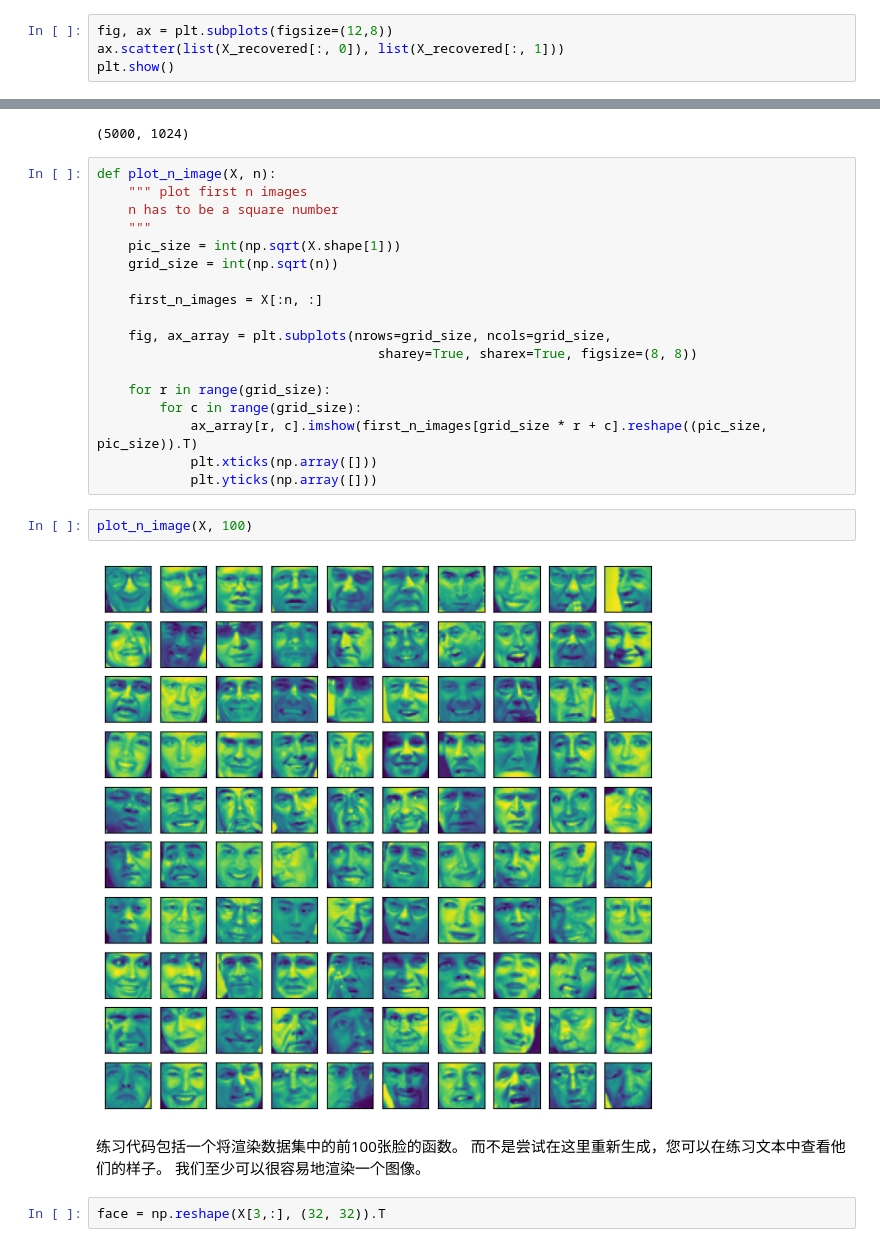
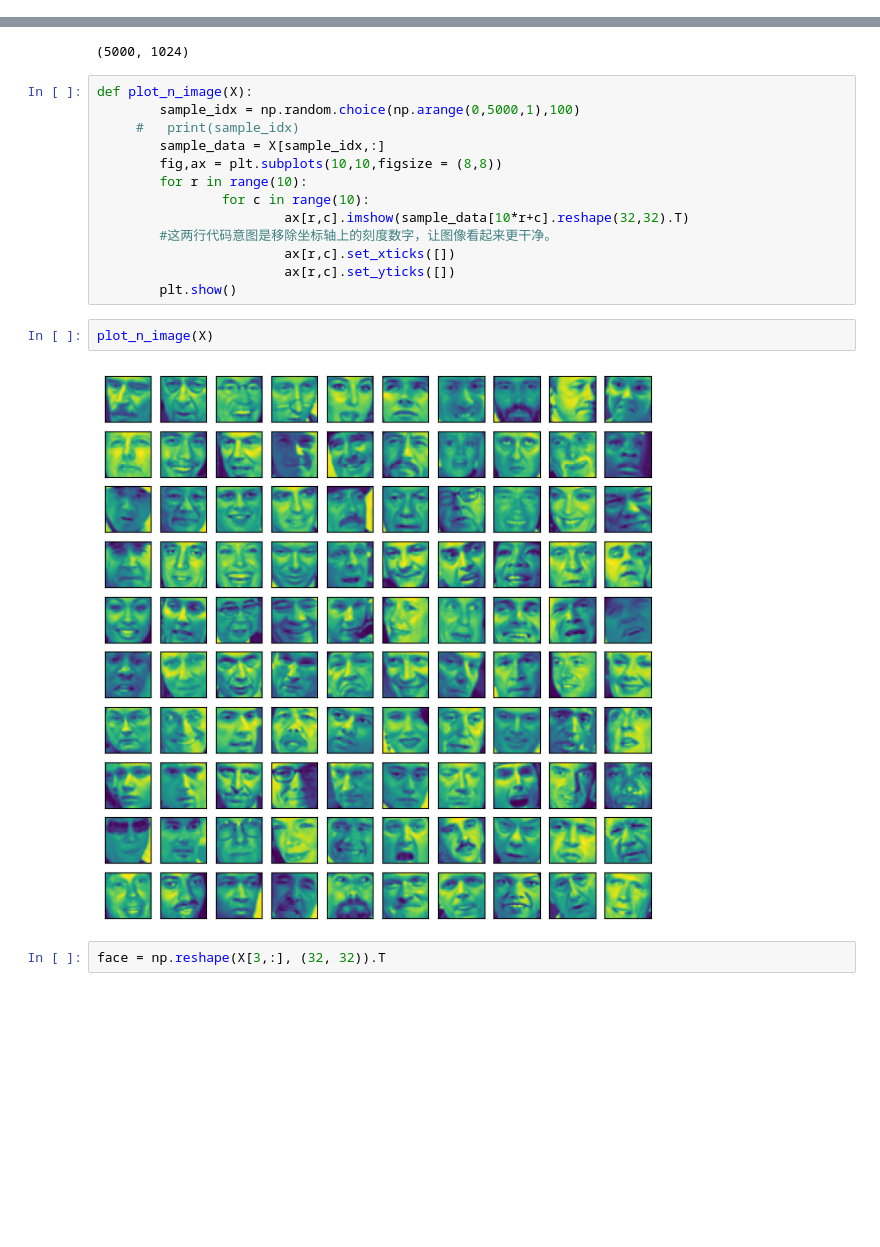
Before and after one commit to 66666-visit/Machine-learning, a Jupyter notebook: 聚类算法/PCA主成分分析/ex7.PCA .ipynb, the cells around one changed output, grey strips where cells are left out. Saved outputs shown, nothing was run; the diff lists cells and outputs as text; blank space fills up the shorter version.

```diff
--- a/聚类算法/PCA主成分分析/ex7.PCA .ipynb
+++ b/聚类算法/PCA主成分分析/ex7.PCA .ipynb
@@ -68,6 +95,2 @@ def recover_data(Z, U, k):
 # %%
 X_recovered = recover_data(Z, U, 1)
-# %%
-fig, ax = plt.subplots(figsize=(12,8))
-ax.scatter(list(X_recovered[:, 0]), list(X_recovered[:, 1]))
-plt.show()
@@ -85,30 +116,23 @@ X = faces['X']
 X.shape
 # %% [output]
 (5000, 1024)
-# %%
-def plot_n_image(X, n):
-    """ plot first n images
-    n has to be a square number
-    """
-    pic_size = int(np.sqrt(X.shape[1]))
-    grid_size = int(np.sqrt(n))
-
-    first_n_images = X[:n, :]
-
-    fig, ax_array = plt.subplots(nrows=grid_size, ncols=grid_size,
-                                    sharey=True, sharex=True, figsize=(8, 8))
-
-    for r in range(grid_size):
-        for c in range(grid_size):
-            ax_array[r, c].imshow(first_n_images[grid_size * r + c].reshape((pic_size, pic_size)).T)
-            plt.xticks(np.array([]))
-            plt.yticks(np.array([]))
+# %%
+def plot_n_image(X):
+        sample_idx = np.random.choice(np.arange(0,5000,1),100)
+     #   print(sample_idx)
+        sample_data = X[sample_idx,:]
+        fig,ax = plt.subplots(10,10,figsize = (8,8))
+        for r in range(10):
+                for c in range(10):
+                        ax[r,c].imshow(sample_data[10*r+c].reshape(32,32).T)
+        #这两行代码意图是移除坐标轴上的刻度数字，让图像看起来更干净。
+                        ax[r,c].set_xticks([])
+                        ax[r,c].set_yticks([])
+        plt.show()
 # %%
-plot_n_image(X, 100)
+plot_n_image(X)
 # %% [output]
-[figure, old version]
+[figure, new version]
-# %% [markdown]
-练习代码包括一个将渲染数据集中的前100张脸的函数。 而不是尝试在这里重新生成，您可以在练习文本中查看他们的样子。 我们至少可以很容易地渲染一个图像。
 # %%
 face = np.reshape(X[3,:], (32, 32)).T
 # %%
```
Also changed, not shown: parts of 13 cells of this notebook.
